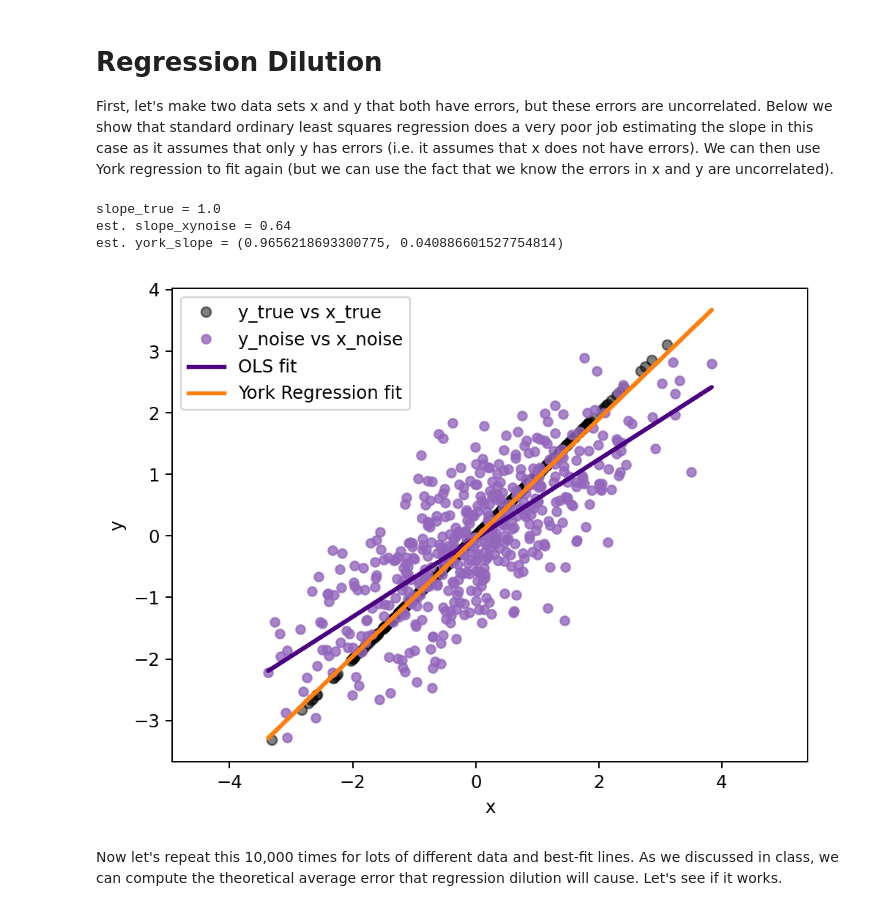
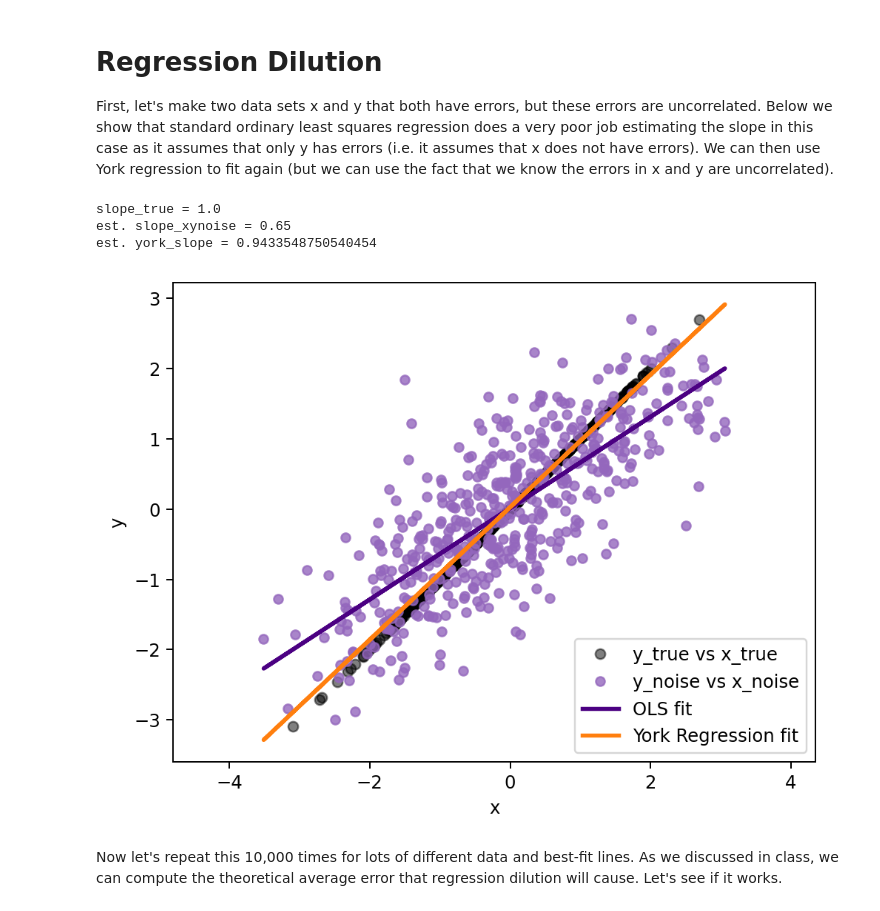
Before and after one commit to eabarnes1010/course_objective_analysis, a Jupyter notebook: code/lin_regression_with_errors.ipynb, the cells around one changed output. Drawn from its saved outputs; the diff is of its cells as text; code cells hidden in the pictures.

```diff
--- a/code/lin_regression_with_errors.ipynb
+++ b/code/lin_regression_with_errors.ipynb
@@ -571,53 +123,78 @@ def kron_delta(
 
 First, let's make two data sets x and y that both have errors, but these errors are uncorrelated. Below we show that standard ordinary least squares regression does a very poor job estimating the slope in this case as it assumes that only y has errors (i.e. it assumes that x does not have errors). We can then use York regression to fit again (but we can use the fact that we know the errors in x and y are uncorrelated).
 # %%
-#---------------------------------------------------------------------------
-rng = np.random.default_rng(SEED+1)  # set random seed to get reproducible results
+# ---------------------------------------------------------------------------
+rng = np.random.default_rng(SEED + 2)  # set random seed to get reproducible results
 N = 500  # number of samples
 slope_true = 1.0  # slope of the true best fit line
 sigma_y = 0.44  # amplitude of y-error
 sigma_x = 0.75  # amplitude of x-error
-std_X = 1.0     # spread of the noise-less x-values
-#---------------------------------------------------------------------------
+std_X = 1.0  # spread of the noise-less x-values
+# ---------------------------------------------------------------------------
 
 # CREATE X DATA
-x = std_X*np.random.normal(size=N)
-x_noise = sigma_x*rng.normal(size=len(x))
+x = std_X * np.random.normal(size=N)
+x_noise = sigma_x * rng.normal(size=len(x))
 x_obs = x + x_noise
 
 # CREATE Y DATA BASED ON X but with UNCORRELATED ERRORS
 y = slope_true * x
-y_noise = sigma_y*rng.normal(size=len(x))
+y_noise = sigma_y * rng.normal(size=len(x))
 y_obs = y + y_noise
 
 # FIT REGRESSION LINE
-slope_xynoise, intercept_noise, __, __, __ = stats.linregress(x_obs,y_obs)
+slope_xynoise, intercept_noise, __, __, __ = stats.linregress(x_obs, y_obs)
 slope_xynoise = slope_xynoise.round(2)
 
 # FIT YORK REGRESSION LINE
-york_fit = LinReg(x_obs, sigma_x*np.ones(x_noise.shape), y_obs, sigma_y*np.ones(y.shape), rho=0.0)
-york_slope = york_fit.slope
+york_fit = YorkReg(
+    x_obs, y_obs, sigma_x * np.ones(x_noise.shape), sigma_y * np.ones(y.shape), rho=0.0
+)
+york_slope = york_fit.fit_slope
+york_intercept = york_fit.fit_intercept
 
 print(f"{slope_true = }")
 print(f"est. {slope_xynoise = }")
 print(f"est. {york_slope = }")
 
 plt.figure()
-plt.plot(x,y,'.', color="k", markersize=11, label=f"y_true vs x_true", alpha=.5)
-plt.plot(x_obs, y_obs,'.', color="tab:purple", markersize=10, label=f"y_noise vs x_noise", alpha=.8)
-plt.plot(x_obs, slope_xynoise*x_obs+intercept_noise, '-', color="indigo", linewidth=LW, label="OLS fit")
-plt.plot(x_obs, x_obs*york_slope[0] + york_fit.intercept[0], '-', color='tab:orange', linewidth=LW, label='York Regression fit')
+plt.plot(x, y, ".", color="k", markersize=11, label=f"y_true vs x_true", alpha=0.5)
+plt.plot(
+    x_obs,
+    y_obs,
+    ".",
+    color="tab:purple",
+    markersize=10,
+    label=f"y_noise vs x_noise",
+    alpha=0.8,
+)
+plt.plot(
+    x_obs,
+    slope_xynoise * x_obs + intercept_noise,
+    "-",
+    color="indigo",
+    linewidth=LW,
+    label="OLS fit",
+)
+plt.plot(
+    x_obs,
+    x_obs * york_slope + york_intercept,
+    "-",
+    color="tab:orange",
+    linewidth=LW,
+    label="York Regression fit",
+)
 
-plt.xlabel('x')
-plt.ylabel('y')
+plt.xlabel("x")
+plt.ylabel("y")
 plt.legend()
-plt.axis('equal')
+plt.axis("equal")
 plt.show()
 # %% [output]
 slope_true = 1.0
-est. slope_xynoise = 0.64
-est. york_slope = (0.9656218693300775, 0.040886601527754814)
+est. slope_xynoise = 0.65
+est. york_slope = 0.9433548750540454
-[figure, old version]
+[figure, new version]
 # %% [markdown]
 Now let's repeat this 10,000 times for lots of different data and best-fit lines. As we discussed in class, we can compute the theoretical average error that regression dilution will cause. Let's see if it works.
 # %%
```
Also changed, not shown: parts of 8 cells of this notebook.
